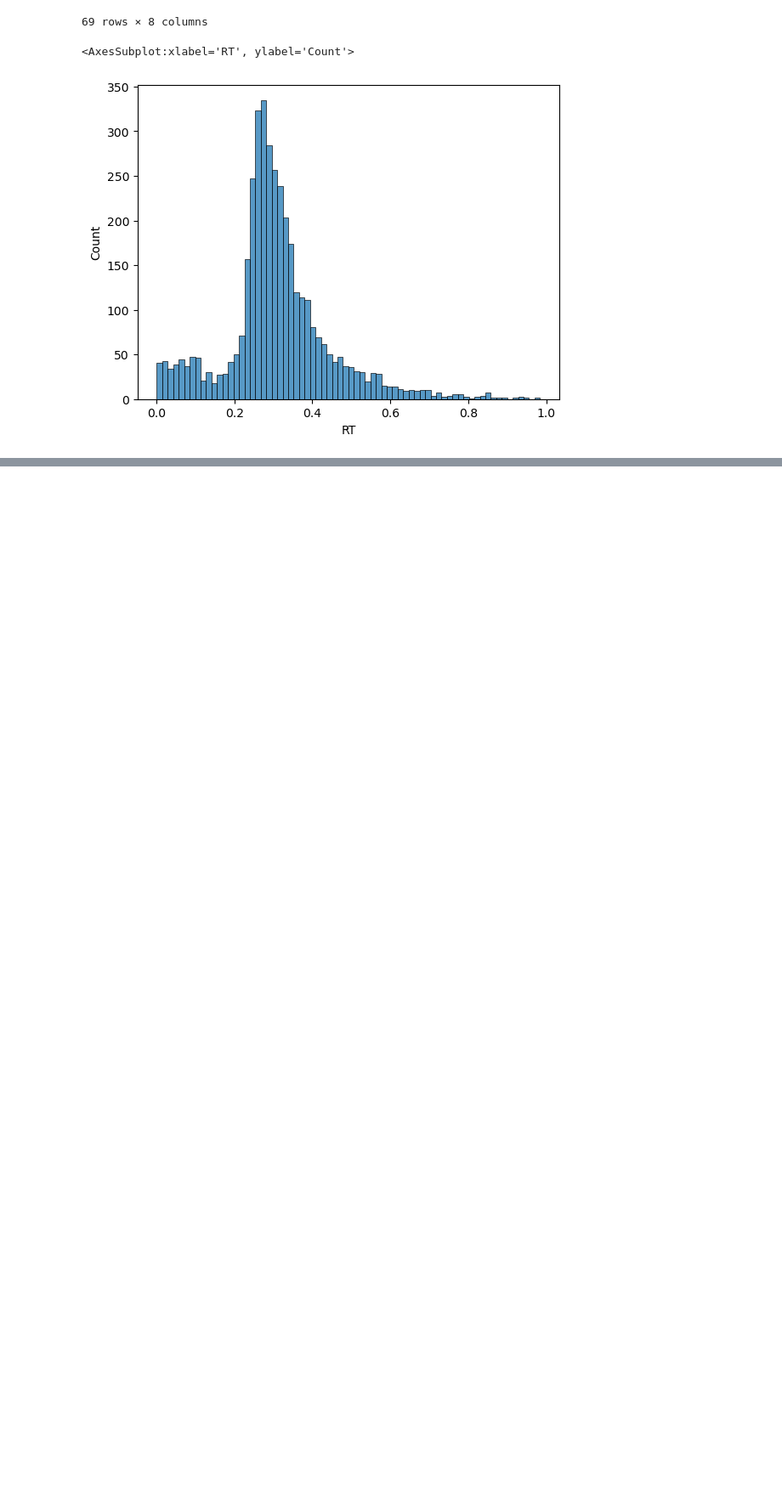
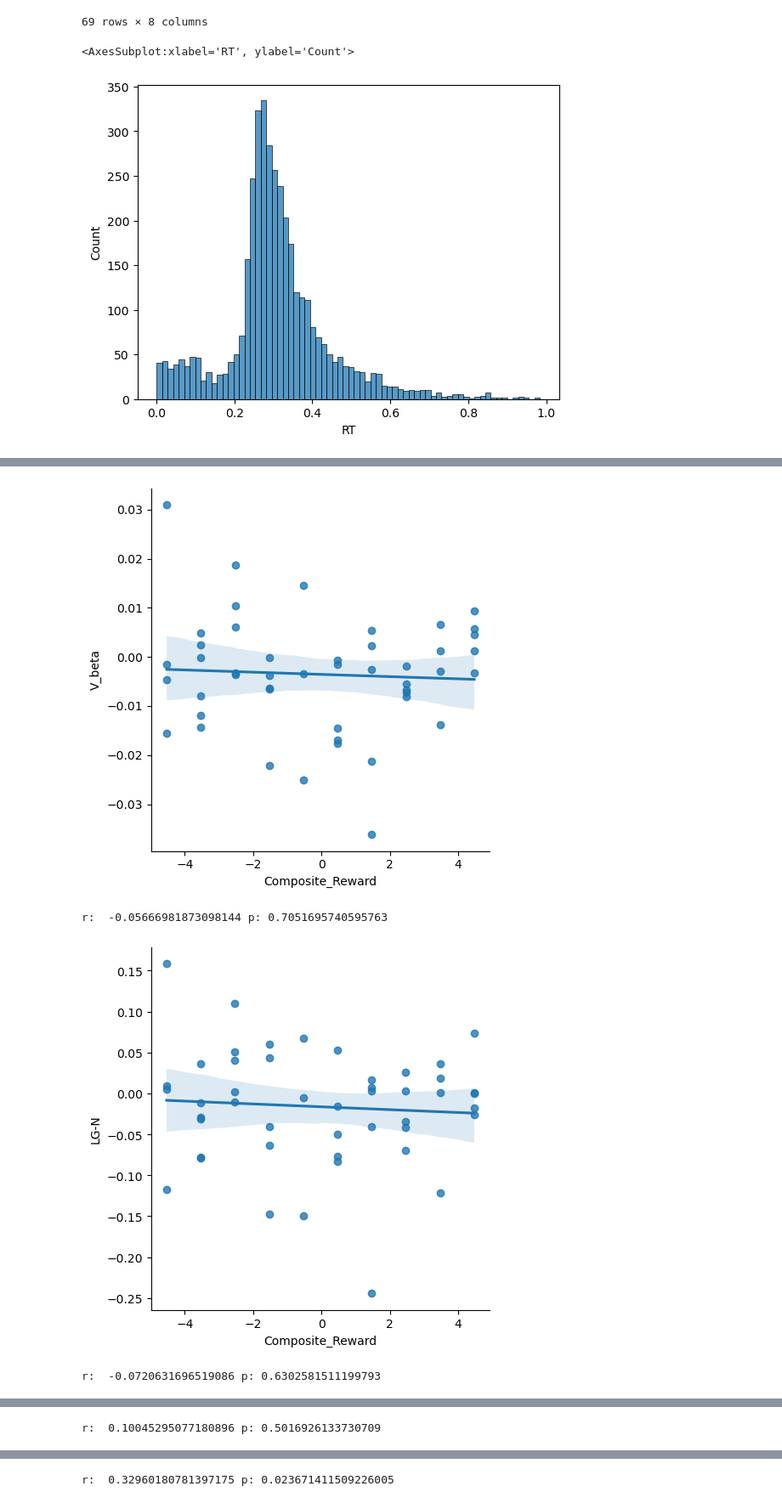
Before and after one commit to DVS-Lab/istart-mid, a Jupyter notebook: code/Behave.ipynb, the cells around one changed output, grey strips where cells are left out. Shown: that part at 85% size. Cells and saved outputs as stored; diff of their text form; code cells hidden in the pictures; blank space fills up the shorter version.

```diff
--- a/code/Behave.ipynb
+++ b/code/Behave.ipynb
@@ -241,19 +224,0 @@ total_df.head()
-# %%
-from scipy.stats import pearsonr
-responses=['V_beta','LG-N','LL-N']
-total_df=total_df[~total_df['Composite_Reward'].isna()]
-for resp in responses:
-    sms.lmplot(x='Composite_Reward',y=resp,data=total_df,order=1)
-    plt.show()
-    r,p=pearsonr(total_df['Composite_Reward'],total_df[resp])
-    print('r:  %s p: %s'%(r,p))
-for resp in responses:
-    sms.lmplot(x='Composite_Reward',y=resp,data=total_df,order=2)
-    plt.show()
-    r,p=pearsonr(total_df['Composite_Reward_Squared'],total_df[resp])
-    print('r:  %s p: %s'%(r,p))
-for resp in responses:
-    sms.lmplot(x='Composite_Substance',y=resp,data=total_df,order=2)
-    plt.show()
-    r,p=pearsonr(total_df['Composite_Substance'],total_df[resp])
-    print('r:  %s p: %s'%(r,p))
@@ -273,0 +259,26 @@ r:  0.22924446403876508 p: 0.1211357400741344
+# %%
+from scipy.stats import pearsonr,kendalltau
+responses=['V_beta','LG-N','LL-N']
+total_df=total_df[~total_df['Composite_Reward'].isna()]
+for resp in responses:
+    sms.lmplot(x='Composite_Reward',y=resp,data=total_df,order=1)
+    plt.show()
+    r,p=pearsonr(total_df['Composite_Reward'],total_df[resp])
+    print('r:  %s p: %s'%(r,p))
+for resp in responses:
+    sms.lmplot(x='Composite_Reward',y=resp,data=total_df,order=2)
+    plt.show()
+    r,p=pearsonr(total_df['Composite_Reward_Squared'],total_df[resp])
+    print('r:  %s p: %s'%(r,p))
+for resp in responses:
+    sms.lmplot(x='Composite_Substance',y=resp,data=total_df,order=1)
+    plt.show()
+    r,p=pearsonr(total_df['Composite_Substance'],total_df[resp])
+    #r,p=kendalltau(total_df['Composite_Substance'],total_df[resp])
+
+    print('r:  %s p: %s'%(r,p))
+# %% [output]
+[figure, added]
+r:  -0.05666981873098144 p: 0.7051695740595763
+[figure, added]
+r:  -0.0720631696519086 p: 0.6302581511199793
@@ -273,0 +286 @@ r:  0.22924446403876508 p: 0.1211357400741344
+r:  0.10045295077180896 p: 0.5016926133730709
@@ -273,0 +288 @@ r:  0.22924446403876508 p: 0.1211357400741344
+r:  0.32960180781397175 p: 0.023671411509226005
```
Also changed, not shown: parts of 13 cells of this notebook, 1 other file.
